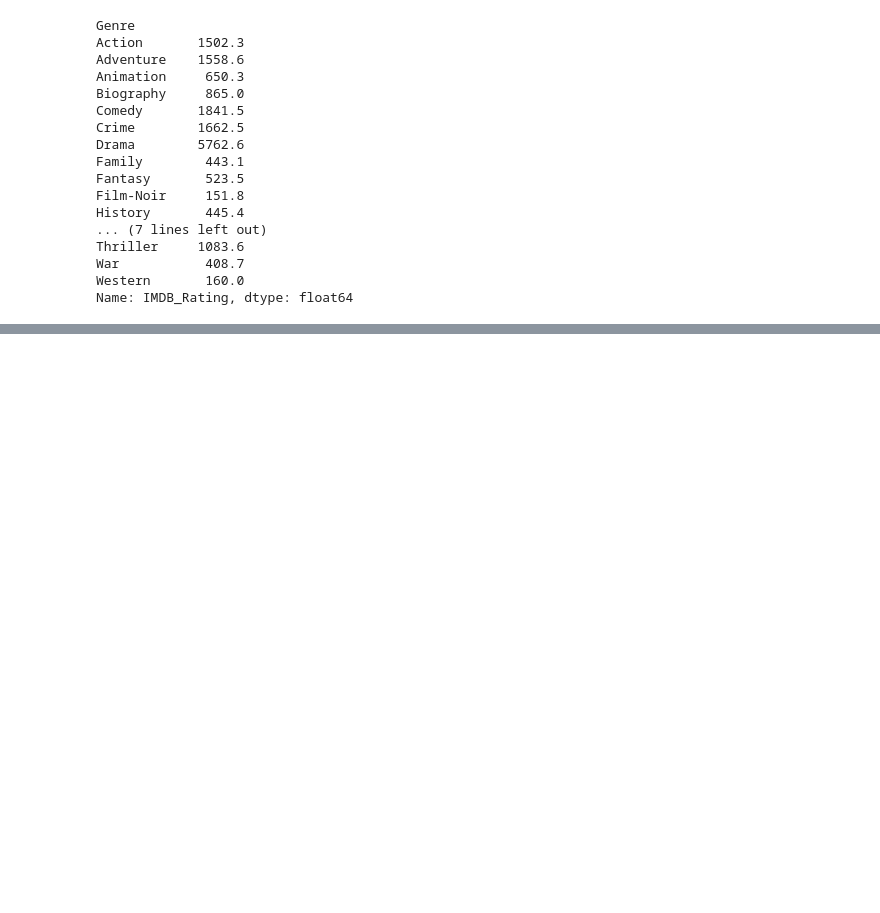
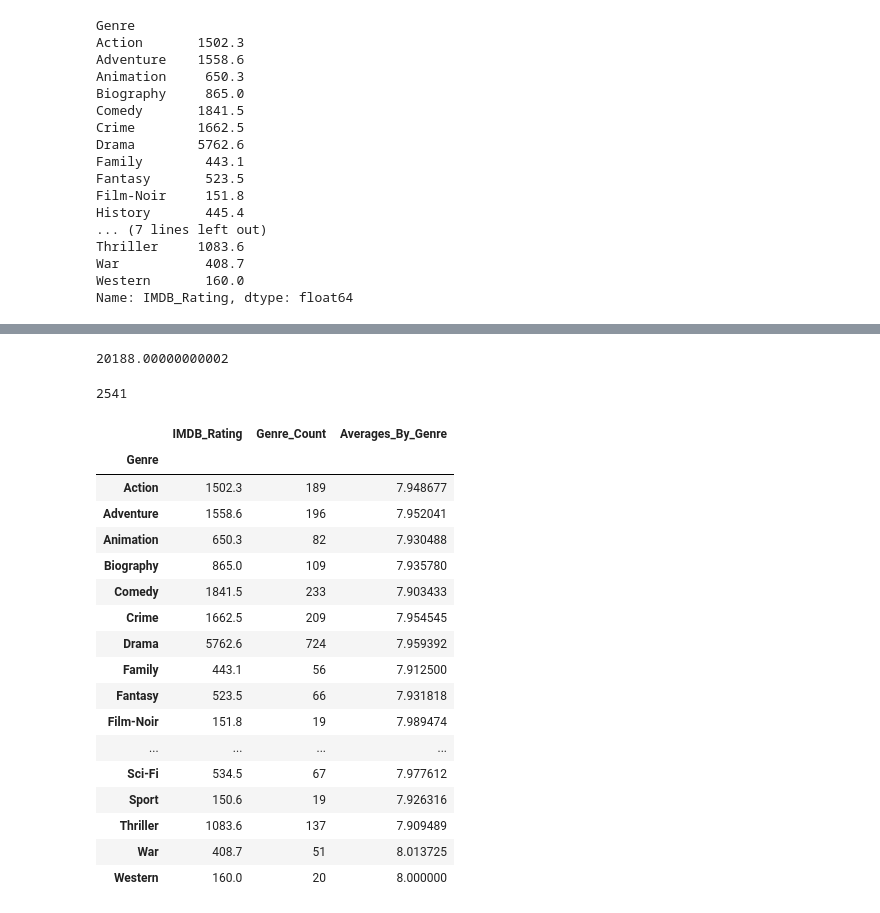
Before and after one commit to saaallyahmed/Mango5, a Jupyter notebook: ee_Top 1000 Movie Analysis.ipynb, the cells around one changed output, grey strips where cells are left out. Cells and saved outputs as stored; diff of their text form; code cells hidden in the pictures; blank space fills up the shorter version.

```diff
--- a/ee_Top 1000 Movie Analysis.ipynb
+++ b/ee_Top 1000 Movie Analysis.ipynb
@@ -142,0 +229,4 @@ summary_df
+# %%
+joined_result=joined_result.rename(columns={"Genre": "Genre_Count"})
+# %%
+joined_result = joined_result.rename_axis('Genre')
@@ -142,0 +254,36 @@ summary_df
+# %%
+total_IMDB_Rating_for_all_genre_types = joined_result["IMDB_Rating"].sum()
+total_IMDB_Rating_for_all_genre_types
+# %% [output]
+20188.00000000002
+# %%
+total_Genre_Count_for_all_genre_types = joined_result["Genre_Count"].sum()
+total_Genre_Count_for_all_genre_types
+# %% [output]
+2541
+# %%
+Averages=joined_result["IMDB_Rating"]/joined_result["Genre_Count"]
+# %%
+
+joined_result["Averages_By_Genre"] = Averages
+# %%
+joined_result
+# %% [output]
+|  | IMDB_Rating | Genre_Count | Averages_By_Genre |
+| Genre |  |  |  |
+| Action | 1502.3 | 189 | 7.948677 |
+| Adventure | 1558.6 | 196 | 7.952041 |
+| Animation | 650.3 | 82 | 7.930488 |
+| Biography | 865.0 | 109 | 7.935780 |
+| Comedy | 1841.5 | 233 | 7.903433 |
+| Crime | 1662.5 | 209 | 7.954545 |
+| Drama | 5762.6 | 724 | 7.959392 |
+| Family | 443.1 | 56 | 7.912500 |
+| Fantasy | 523.5 | 66 | 7.931818 |
+| Film-Noir | 151.8 | 19 | 7.989474 |
+| ... | ... | ... | ... |
+| Sci-Fi | 534.5 | 67 | 7.977612 |
+| Sport | 150.6 | 19 | 7.926316 |
+| Thriller | 1083.6 | 137 | 7.909489 |
+| War | 408.7 | 51 | 8.013725 |
+| Western | 160.0 | 20 | 8.000000 |
```
Also changed, not shown: parts of 37 cells of this notebook.
